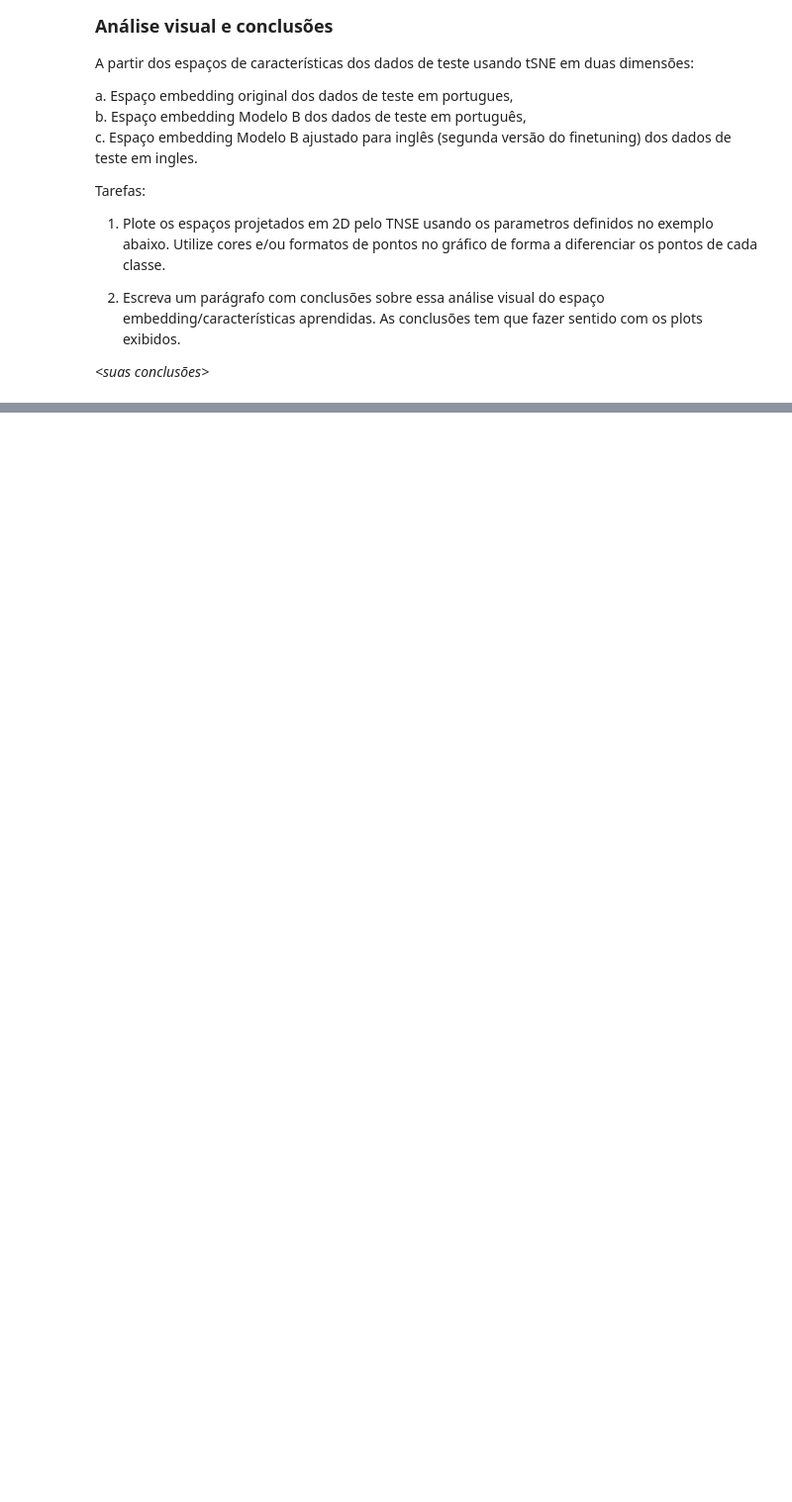
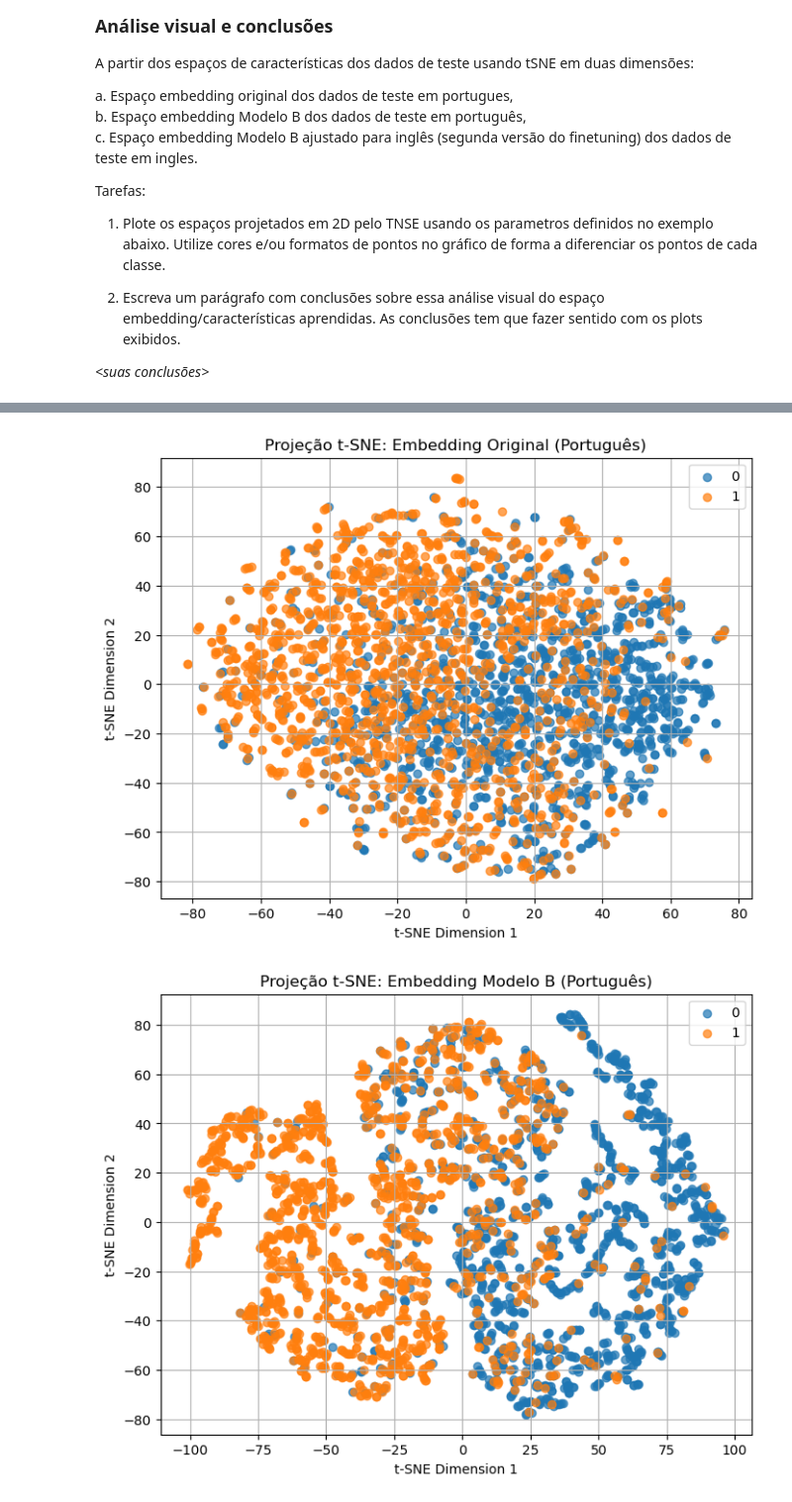
Before and after one commit to DiogoHSM/RNAP_Avaliacao, a Jupyter notebook: DiogoMartins_RNAP.ipynb, the cells around one changed output, grey strips where cells are left out. Shown at 99% size. Cells and saved outputs as stored; diff of their text form; code cells hidden in the pictures; blank space fills up the shorter version.

```diff
--- a/DiogoMartins_RNAP.ipynb
+++ b/DiogoMartins_RNAP.ipynb
@@ -556,0 +828,31 @@ from sklearn.manifold import TSNE
+# %%
+# plot dos espaços em 2D
+from tensorflow.keras.models import Model
+from sklearn.preprocessing import StandardScaler
+
+# Plotar os embeddings originais (português)
+layer_name = 'dense_4'
+
+# Criar um modelo que retorna a saída da camada desejada
+embedding_model = Model(inputs=modelB.input, outputs=modelB.get_layer(layer_name).output)
+
+# Passe os dados de teste para extrair os embeddings
+X_test_pt_embeddings_B = embedding_model.predict(X_test_tok_pt)
+
+
+# Criar um modelo que retorna a saída da camada desejada
+embedding_model_V2 = Model(inputs=modelB_FT_v2.input, outputs=modelB_FT_v2.get_layer(layer_name).output)
+
+# Passe os dados de teste para extrair os embeddings
+X_test_en_embeddings_B = embedding_model.predict(X_test_tok_en)
+
+
+scaler = StandardScaler()
+X_test_pt_embeddings_B_2d_normalized = scaler.fit_transform(X_test_pt_embeddings_B)
+X_test_en_embeddings_B_2d_normalized = scaler.fit_transform(X_test_en_embeddings_B)
+
+# Plotando os gráficos
+plot_tsne(X_test_pt_embeddings, y_test_pt, "Projeção t-SNE: Embedding Original (Português)")
+plot_tsne(X_test_pt_embeddings_B_2d_normalized, y_test_pt, "Projeção t-SNE: Embedding Modelo B (Português)")
+plot_tsne(X_test_en_embeddings_B_2d_normalized, y_test_en, "Projeção t-SNE: Embedding Modelo B Ajustado (Inglês)")
+# %% [output]
@@ -556,0 +861,2 @@ from sklearn.manifold import TSNE
+[figure, added]
+[figure, added]
```
Also changed, not shown: parts of 26 cells of this notebook.
